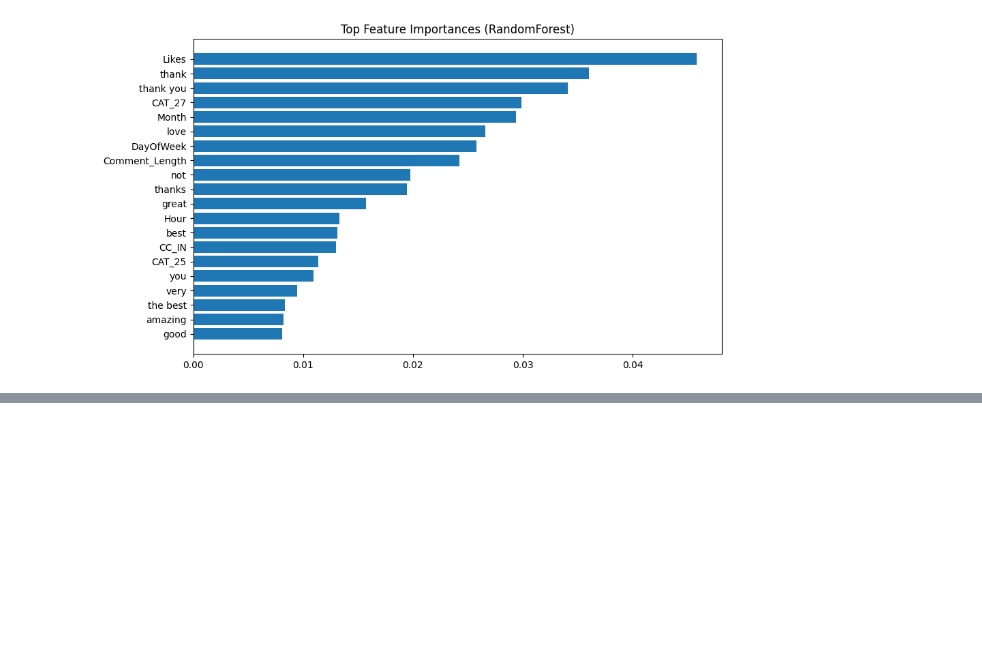
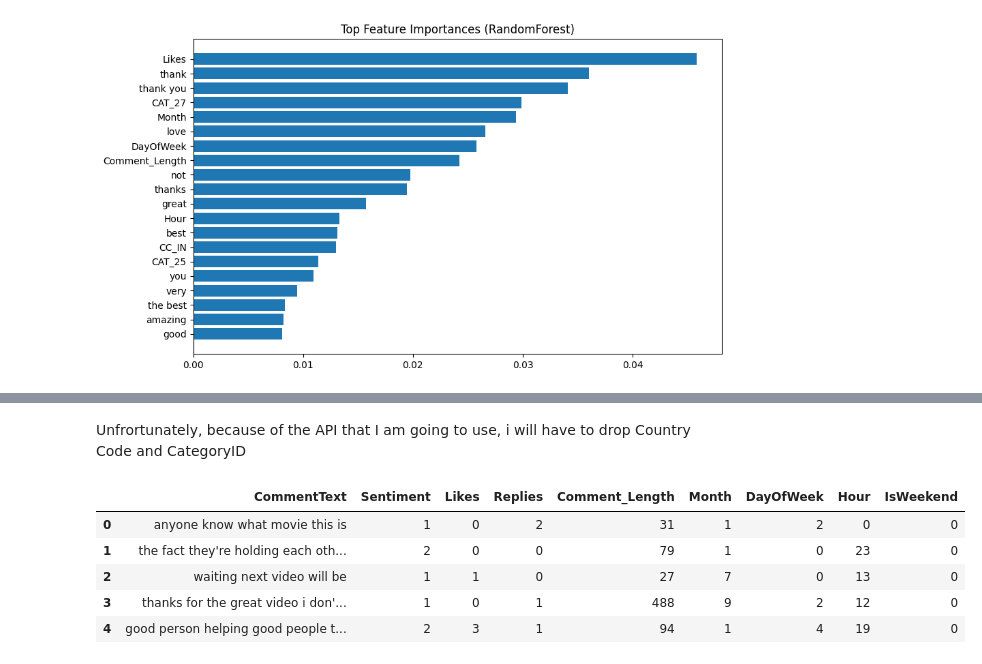
Before and after one commit to VladDrondoe/sentiment-analysis-youtube, a Jupyter notebook: src/02_Preprocessing.ipynb, the cells around one changed output, grey strips where cells are left out. Saved outputs shown, nothing was run; the diff lists cells and outputs as text; code cells hidden in the pictures; blank space fills up the shorter version.

```diff
--- a/src/02_Preprocessing.ipynb
+++ b/src/02_Preprocessing.ipynb
@@ -156,0 +243,13 @@ df.to_csv('../Data/youtube_comments_preprocessed.csv', index=False)
+# %% [markdown]
+Unfrortunately, because of the API that I am going to use, i will have to drop Country Code and CategoryID
+# %%
+df.drop(columns=onehot_features,inplace=True)
+# %%
+df.head()
+# %% [output]
+|  | CommentText | Sentiment | Likes | Replies | Comment_Length | Month | DayOfWeek | Hour | IsWeekend |
+| 0 | anyone know what movie this is | 1 | 0 | 2 | 31 | 1 | 2 | 0 | 0 |
+| 1 | the fact they're holding each oth... | 2 | 0 | 0 | 79 | 1 | 0 | 23 | 0 |
+| 2 | waiting next video will be | 1 | 1 | 0 | 27 | 7 | 0 | 13 | 0 |
+| 3 | thanks for the great video i don'... | 1 | 0 | 1 | 488 | 9 | 2 | 12 | 0 |
+| 4 | good person helping good people t... | 2 | 3 | 1 | 94 | 1 | 4 | 19 | 0 |
```
Also changed, not shown: parts of 11 cells of this notebook, 8 other files.
